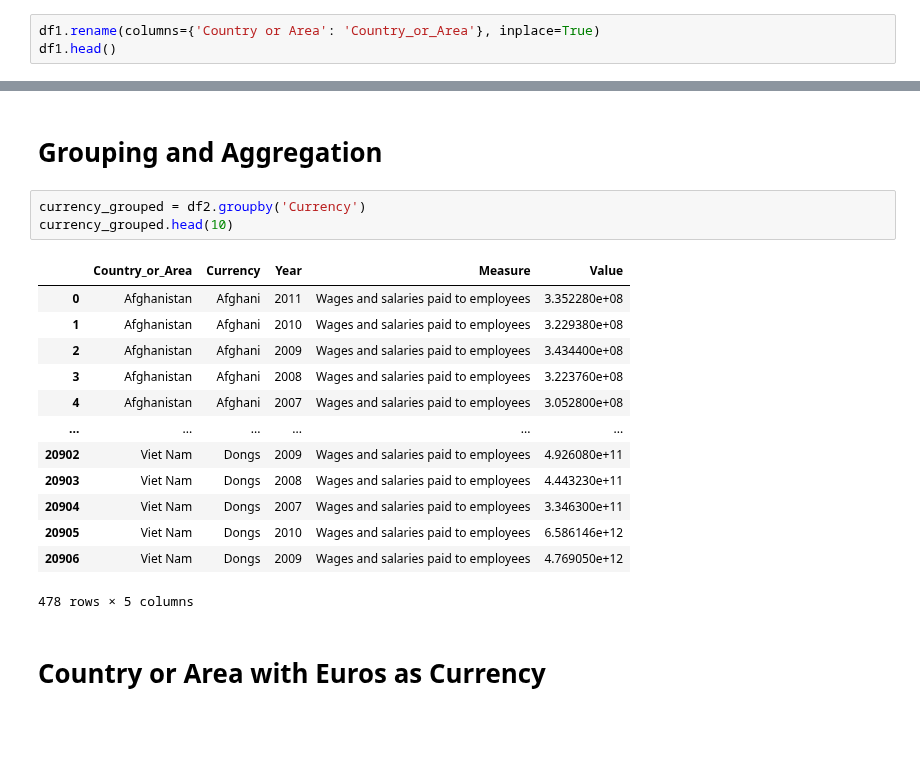
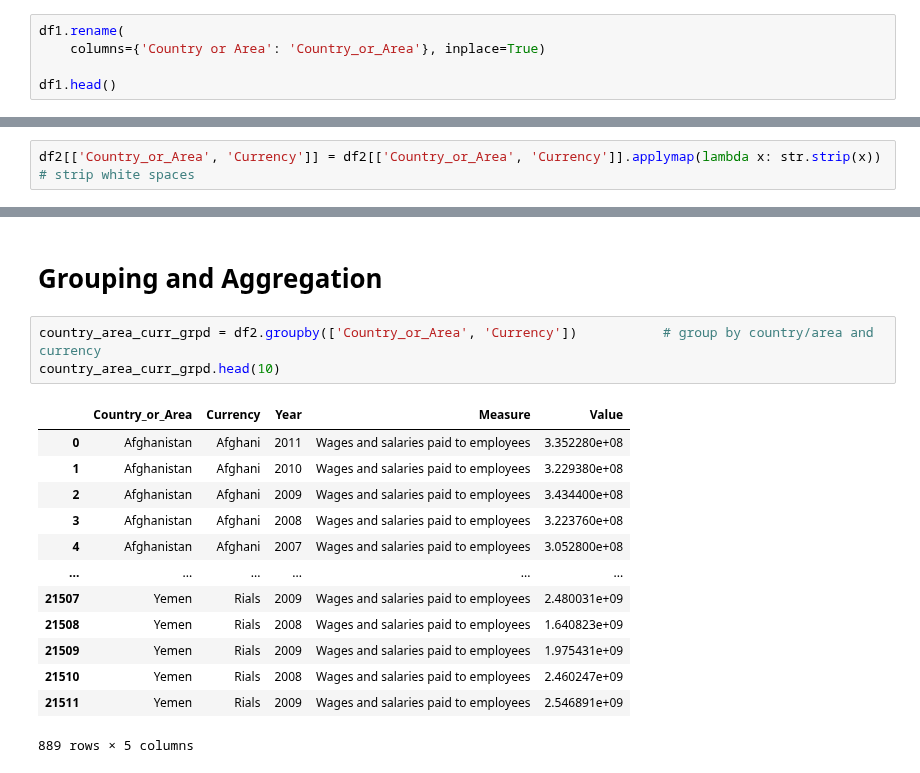
Before and after one commit to eldrigeampong/Data-Science, a Jupyter notebook: UN/INDSTAT/proj.ipynb, the cells around one changed output, grey strips where cells are left out. Saved outputs shown, nothing was run; the diff lists cells and outputs as text; blank space fills up the shorter version.

```diff
--- a/UN/INDSTAT/proj.ipynb
+++ b/UN/INDSTAT/proj.ipynb
@@ -97,7 +98,9 @@ Data columns (total 7 columns):
 dtypes: float64(2), int64(1), object(4)
 memory usage: 1.2+ MB
 # %%
-df1.rename(columns={'Country or Area': 'Country_or_Area'}, inplace=True)
+df1.rename(
+    columns={'Country or Area': 'Country_or_Area'}, inplace=True)
+
 df1.head()
 # %% [output]
 |  | Country_or_Area | Currency | ISIC Rev 3 | Year | Measure | Value | Value Footnotes |
@@ -131,6 +134,8 @@ df2.describe(include='object')
 | unique | 92 | 49 | 1 |
 | top | Eritrea | Euros | Wages and salaries paid to employees |
 | freq | 759 | 3915 | 21673 |
+# %%
+df2[['Country_or_Area', 'Currency']] = df2[['Country_or_Area', 'Currency']].applymap(lambda x: str.strip(x))            # strip white spaces
 # %%
 df2['Country_or_Area'].value_counts()
 # %% [output]
@@ -195,21 +205,19 @@ dtype: int64
 # %% [markdown]
 # Grouping and Aggregation
 # %%
-currency_grouped = df2.groupby('Currency')
-currency_grouped.head(10)
+country_area_curr_grpd = df2.groupby(['Country_or_Area', 'Currency'])           # group by country/area and currency
+country_area_curr_grpd.head(10)
 # %% [output]
 |  | Country_or_Area | Currency | Year | Measure | Value |
 | 0 | Afghanistan | Afghani | 2011 | Wages and salaries paid to employees | 3.352280e+08 |
 | 1 | Afghanistan | Afghani | 2010 | Wages and salaries paid to employees | 3.229380e+08 |
 | 2 | Afghanistan | Afghani | 2009 | Wages and salaries paid to employees | 3.434400e+08 |
 | 3 | Afghanistan | Afghani | 2008 | Wages and salaries paid to employees | 3.223760e+08 |
 | 4 | Afghanistan | Afghani | 2007 | Wages and salaries paid to employees | 3.052800e+08 |
 | ... | ... | ... | ... | ... | ... |
-| 20902 | Viet Nam | Dongs | 2009 | Wages and salaries paid to employees | 4.926080e+11 |
-| 20903 | Viet Nam | Dongs | 2008 | Wages and salaries paid to employees | 4.443230e+11 |
-| 20904 | Viet Nam | Dongs | 2007 | Wages and salaries paid to employees | 3.346300e+11 |
-| 20905 | Viet Nam | Dongs | 2010 | Wages and salaries paid to employees | 6.586146e+12 |
-| 20906 | Viet Nam | Dongs | 2009 | Wages and salaries paid to employees | 4.769050e+12 |
+| 21507 | Yemen | Rials | 2009 | Wages and salaries paid to employees | 2.480031e+09 |
+| 21508 | Yemen | Rials | 2008 | Wages and salaries paid to employees | 1.640823e+09 |
+| 21509 | Yemen | Rials | 2009 | Wages and salaries paid to employees | 1.975431e+09 |
+| 21510 | Yemen | Rials | 2008 | Wages and salaries paid to employees | 2.460247e+09 |
+| 21511 | Yemen | Rials | 2009 | Wages and salaries paid to employees | 2.546891e+09 |
-478 rows × 5 columns
+889 rows × 5 columns
-# %% [markdown]
-# Country or Area with Euros as Currency
```
Also changed, not shown: parts of 22 cells of this notebook.
